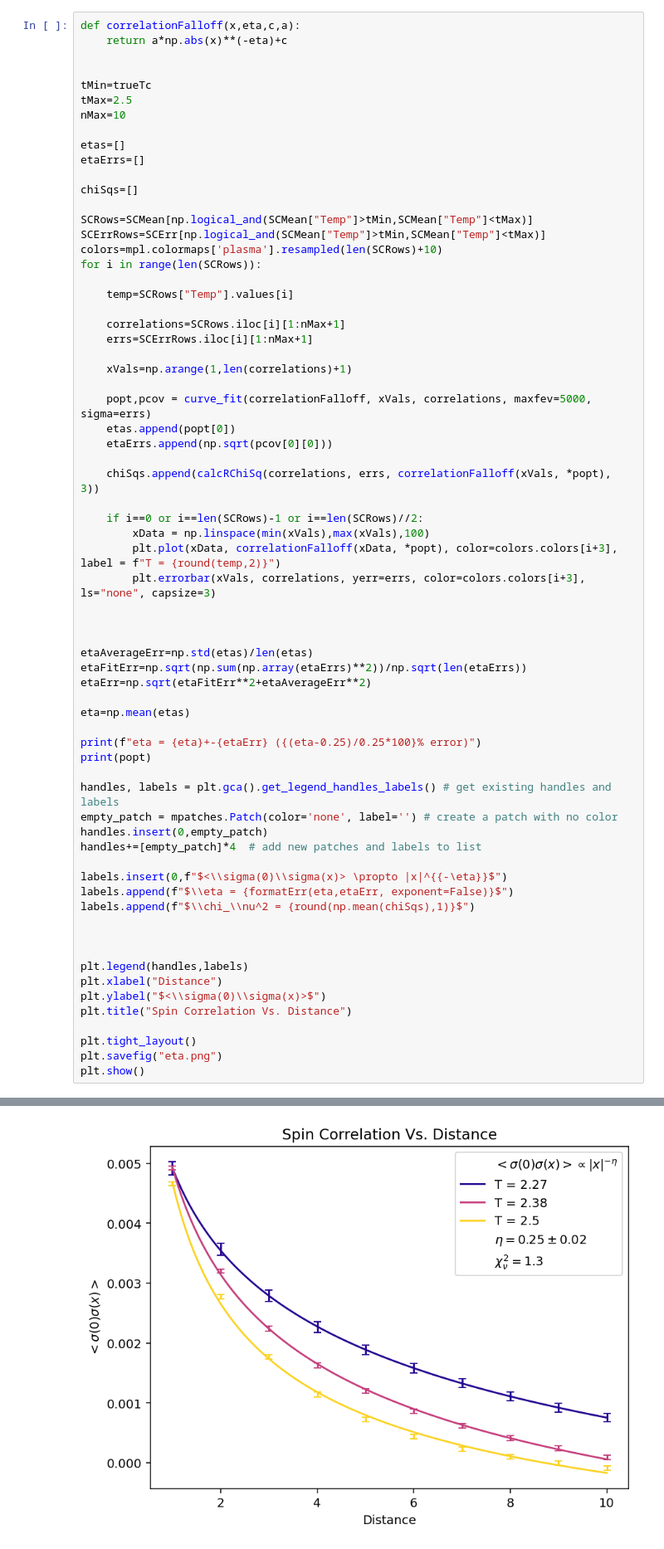
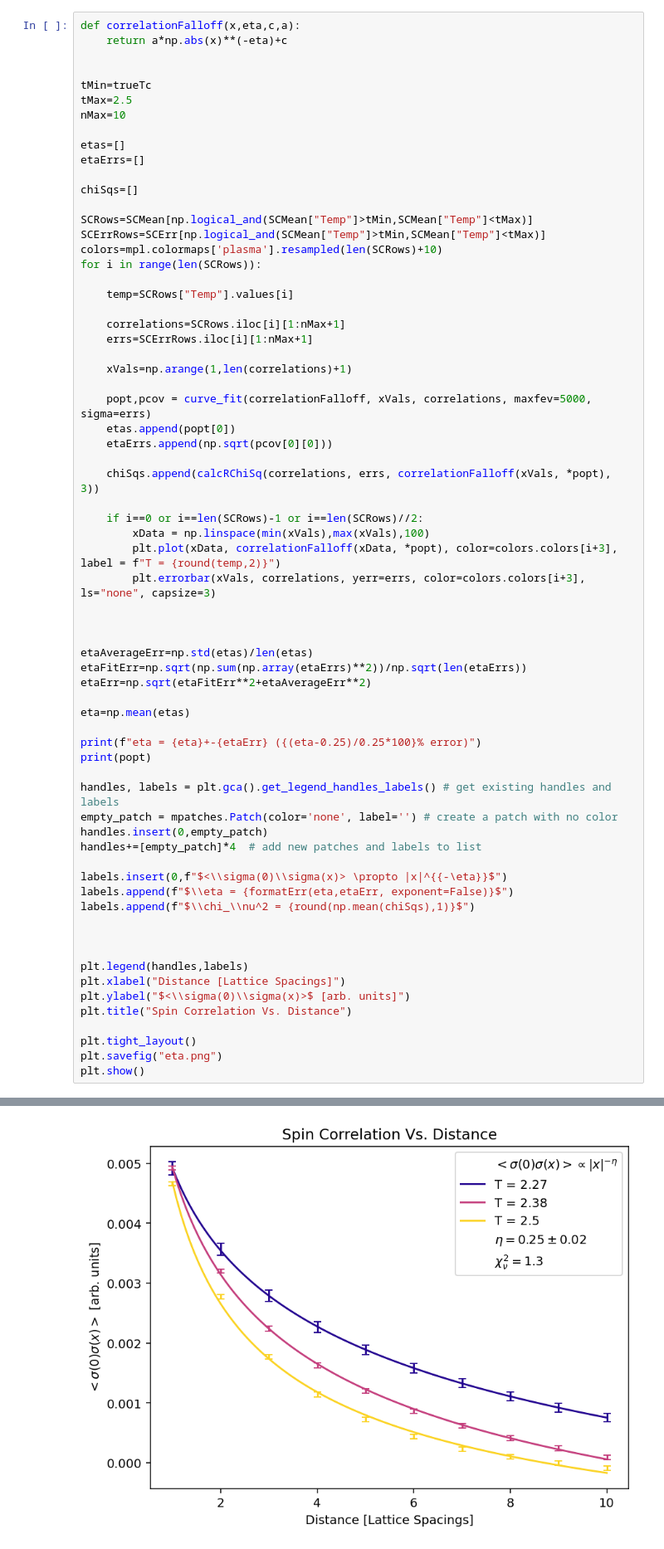
Before and after one commit to gfitez/ising, a Jupyter notebook: analyze2.ipynb, the cells around one changed output, grey strips where cells are left out. Shown at 83% size. Cells and saved outputs as stored; diff of their text form.

```diff
--- a/analyze2.ipynb
+++ b/analyze2.ipynb
@@ -287,36 +287,36 @@ for i in range(len(SCRows)):
 etaAverageErr=np.std(etas)/len(etas)
 etaFitErr=np.sqrt(np.sum(np.array(etaErrs)**2))/np.sqrt(len(etaErrs))
 etaErr=np.sqrt(etaFitErr**2+etaAverageErr**2)
 
 eta=np.mean(etas)
 
 print(f"eta = {eta}+-{etaErr} ({(eta-0.25)/0.25*100}% error)")
 print(popt)
 
 handles, labels = plt.gca().get_legend_handles_labels() # get existing handles and labels
 empty_patch = mpatches.Patch(color='none', label='') # create a patch with no color
 handles.insert(0,empty_patch)
 handles+=[empty_patch]*4  # add new patches and labels to list
 
 labels.insert(0,f"$<\\sigma(0)\\sigma(x)> \propto |x|^{{-\eta}}$")
 labels.append(f"$\\eta = {formatErr(eta,etaErr, exponent=False)}$")
 labels.append(f"$\\chi_\\nu^2 = {round(np.mean(chiSqs),1)}$")
 
 
 
 plt.legend(handles,labels)
-plt.xlabel("Distance")
-plt.ylabel("$<\\sigma(0)\\sigma(x)>$")
+plt.xlabel("Distance [Lattice Spacings]")
+plt.ylabel("$<\\sigma(0)\\sigma(x)>$ [arb. units]")
 plt.title("Spin Correlation Vs. Distance")
 
 plt.tight_layout()
 plt.savefig("eta.png")
 plt.show()
 # %% [output]
 eta = 0.24519342165735275+-0.02440241554432183 (-1.9226313370588999% error)
 [ 0.46150784 -0.00274054  0.00742998]
 -2
-[figure, old version]
+[figure, new version]
 # %%
 def correlationFalloff(d,xi,c,a):
     return a*np.exp(-d/xi)+c
```
Also changed, not shown: parts of 5 cells of this notebook, 4 other files.
